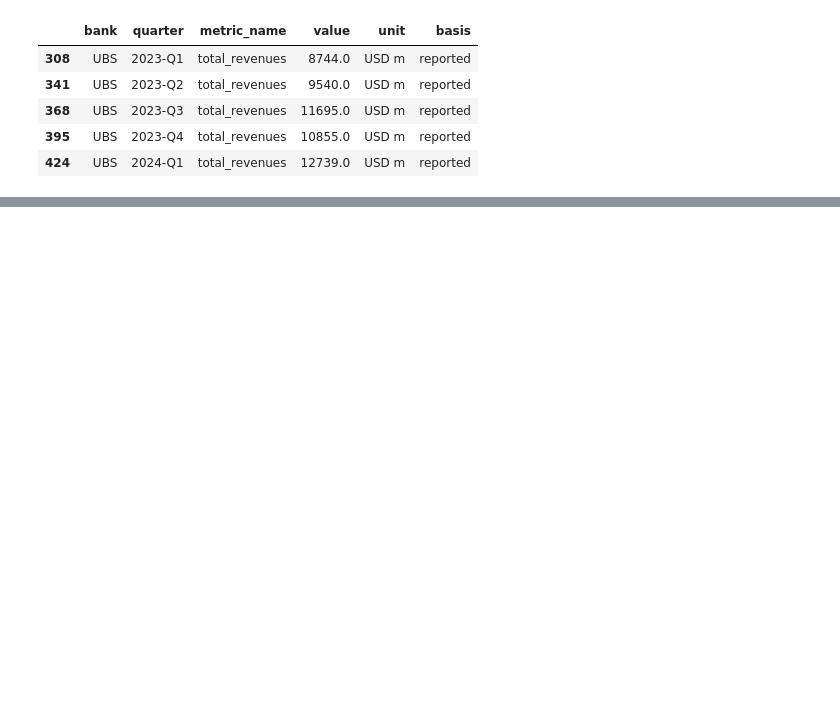
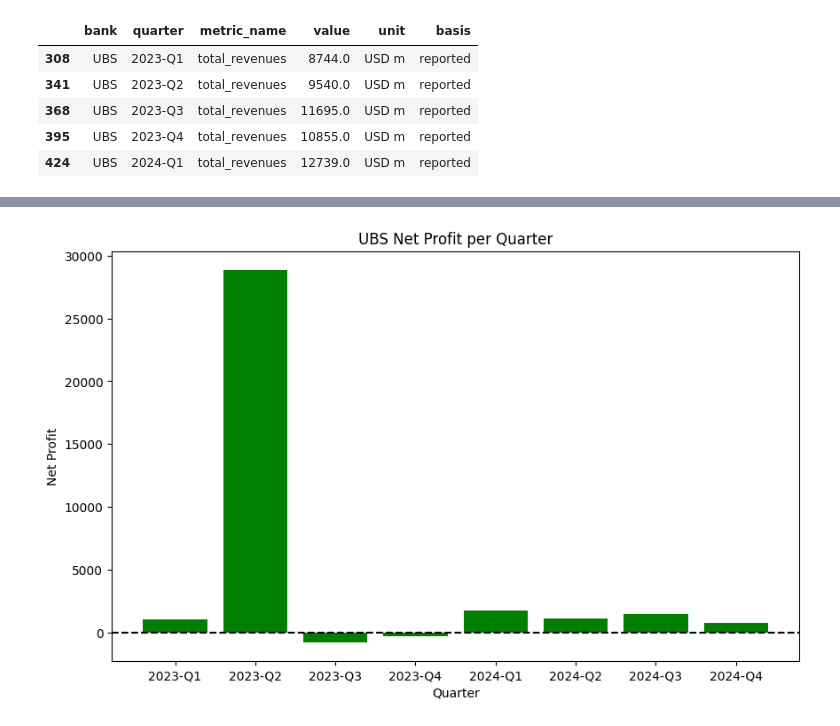
Before and after one commit to maybebool/boe-financial-analysis, a Jupyter notebook: notebooks/rachel/JPM/Financial_metrics/UBS_financial_metrics.ipynb, the cells around one changed output, grey strips where cells are left out. Saved outputs shown, nothing was run; the diff lists cells and outputs as text; code cells hidden in the pictures; blank space fills up the shorter version.

```diff
--- a/notebooks/rachel/JPM/Financial_metrics/UBS_financial_metrics.ipynb
+++ b/notebooks/rachel/JPM/Financial_metrics/UBS_financial_metrics.ipynb
@@ -125,0 +131,6 @@ plt.show()
+# %%
+# Create a dataframe of net_profit where basis = reported
+ubs_net_profit_data = ubs_financial_data[(ubs_financial_data['metric_name'] == 'net_profit') & (ubs_financial_data['basis'] == 'reported')].copy()
+# Sort in order of quarter
+ubs_net_profit_data.sort_values(by='quarter', inplace=True)
+ubs_net_profit_data.head(10)
@@ -125,0 +147,14 @@ plt.show()
+# %%
+# Plot net_profit as a bar plot
+plt.figure(figsize=(10,6))
+plt.bar(ubs_net_profit_data['quarter'], ubs_net_profit_data['value'], color='green')
+plt.xlabel('Quarter')
+plt.ylabel('Net Profit')
+# plot axis line at y = 0 as dashed line
+plt.axhline(0, color='black', linestyle='--')
+plt.title('UBS Net Profit per Quarter')
+# Save figure
+plt.savefig('UBS_Net_Profit_per_Quarter.png')
+plt.show()
+# %% [output]
+[figure, added]
```
Also changed, not shown: parts of 8 cells of this notebook, 7 other files.
